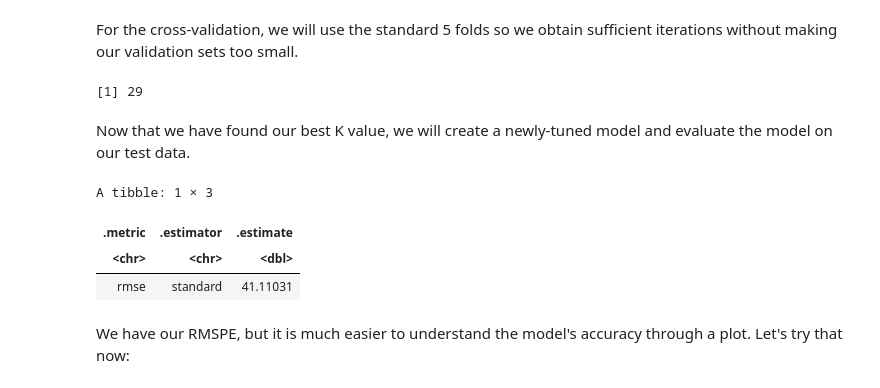
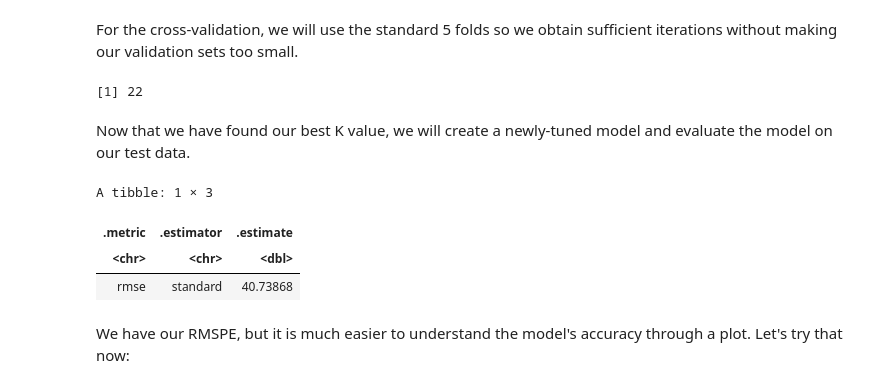
Before and after one commit to Lmcewe01/dsci-100-2025-LM-project, a Jupyter notebook: Analyses.ipynb, the cells around one changed output. Drawn from its saved outputs; the diff is of its cells as text; code cells hidden in the pictures.

Commit message:
Fixing reproducibility issue
Fixed set.seed issue (added the function to the split function not just the tuning section). Added to conclusion.

```diff
--- a/Analyses.ipynb
+++ b/Analyses.ipynb
@@ -201,15 +203,16 @@ knn_testing <- testing(knn_split)
 As the age and hours-played variable are on non-comparable scales, we will standardize the data.
 # %%
 #building the model and recipe (e.g., standardizing) for tuning
-knn_recipe <- recipe(played_hours ~ age, data = knn_training) |> step_center(all_predictors()) |>
+knn_recipe <- recipe(played_hours ~ age, data = knn_training) |>
+step_center(all_predictors()) |>
     step_scale(all_predictors())
-tune_knn_spec <- nearest_neighbor(weight_func = 'rectangular', neighbors = tune()) |> set_engine('kknn') |>
+tune_knn_spec <- nearest_neighbor(weight_func = 'rectangular', neighbors = tune()) |>
+set_engine('kknn') |>
     set_mode('regression')
 # %% [markdown]
 For the cross-validation, we will use the standard 5 folds so we obtain sufficient iterations without making our validation sets too small.
 # %%
-set.seed(6566)
-#for the purposes of consistency (for grading) I have preset the randomness - remove in real life circumstances!
+set.seed(2998) ##presets our 'randomness' allowing it to be reproducible
 
 #creating 5 v folds and performing cross validation to find the best K
 vfolds <- vfold_cv(knn_training, v = 5, strata = played_hours)
@@ -227,29 +230,33 @@ best_k_metrics <- best_k_wflw |> tune_grid(resamples = vfolds, grid = k_vals) |>
 best_reg_k <- best_k_metrics |> slice_min(mean, n=1) |> select(neighbors) |> pull()
 best_reg_k
 # %% [output]
-[1] 29
+[1] 22
 # %% [markdown]
 Now that we have found our best K value, we will create a newly-tuned model and evaluate the  model on our test data.
 # %%
 #creating our newly-tuned model
 knn_reg_spec <- nearest_neighbor(weight_func = 'rectangular', neighbors = best_reg_k) |> set_engine('kknn') |>
     set_mode('regression')
 
+#pre-prcessing testing data to standrarize it accordingly
+knn_testing_recipe <- recipe(played_hours ~ age, data = knn_testing) |> step_center(all_predictors()) |>
+    step_scale(all_predictors())
+
 #fitting the tuned regression model on our training data
-knn_reg_fit <- workflow() |> add_recipe(knn_recipe) |> add_model(knn_reg_spec) |> fit(knn_training)
+knn_reg_fit <- workflow() |> add_recipe(knn_testing_recipe) |> add_model(knn_reg_spec) |> fit(knn_training)
 
 #predicting the test data, assessing its RMPSE and attaching it to the testing data
 knn_reg_test <- knn_reg_fit |> predict(knn_testing) |>
         bind_cols(knn_testing)
 
 #evaluating the prediction error to find our RMSPE
 knn_reg_test_metrics <- knn_reg_test |> metrics(truth = played_hours, estimate = .pred) |> filter(.metric =='rmse')
 knn_reg_test_metrics
 # %% [output]
 A tibble: 1 × 3
 | .metric | .estimator | .estimate |
 | <chr> | <chr> | <dbl> |
-| rmse | standard | 41.11031 |
+| rmse | standard | 40.73868 |
 # %% [markdown]
 We have our RMSPE, but it is much easier to understand the model's accuracy through a plot. Let's try that now:
 # %%
```
Also changed, not shown: parts of 5 cells of this notebook.
